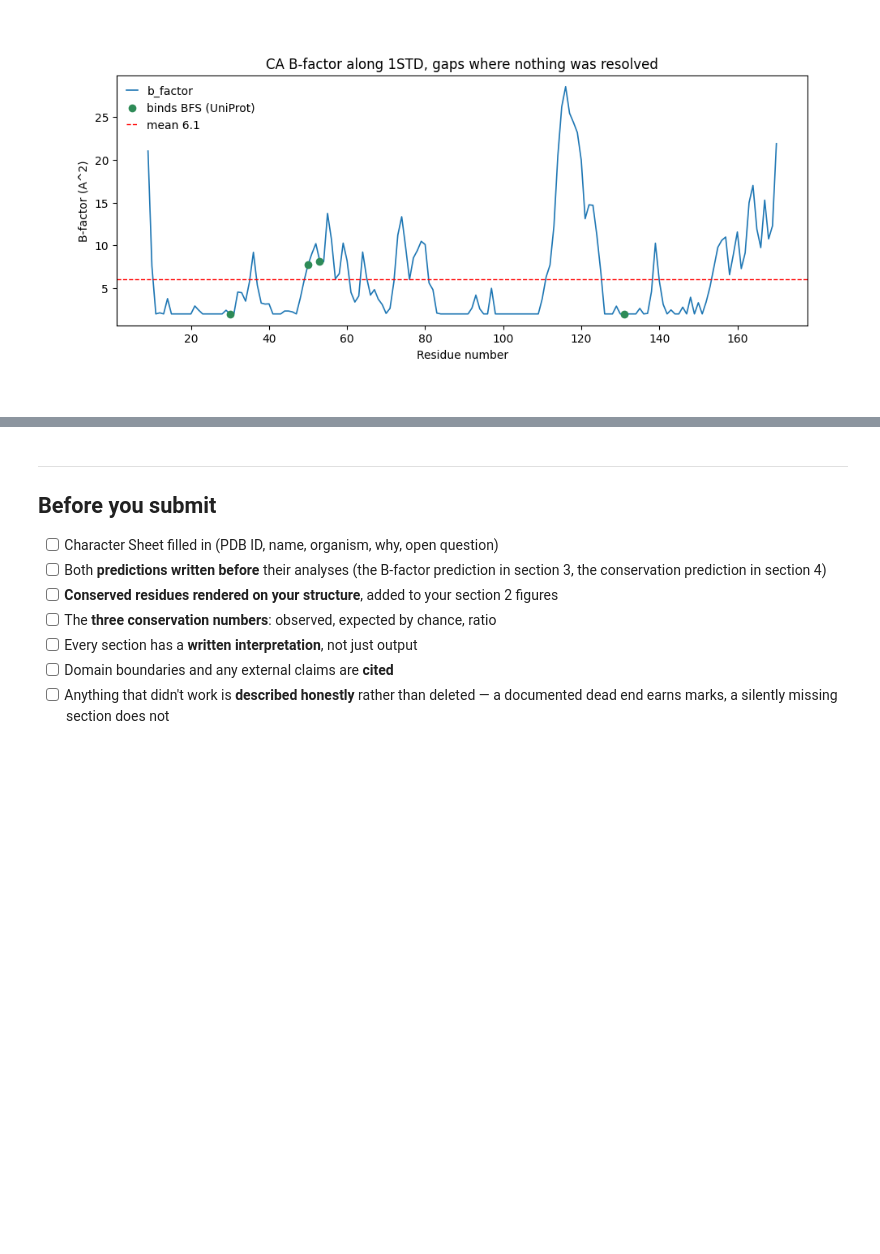
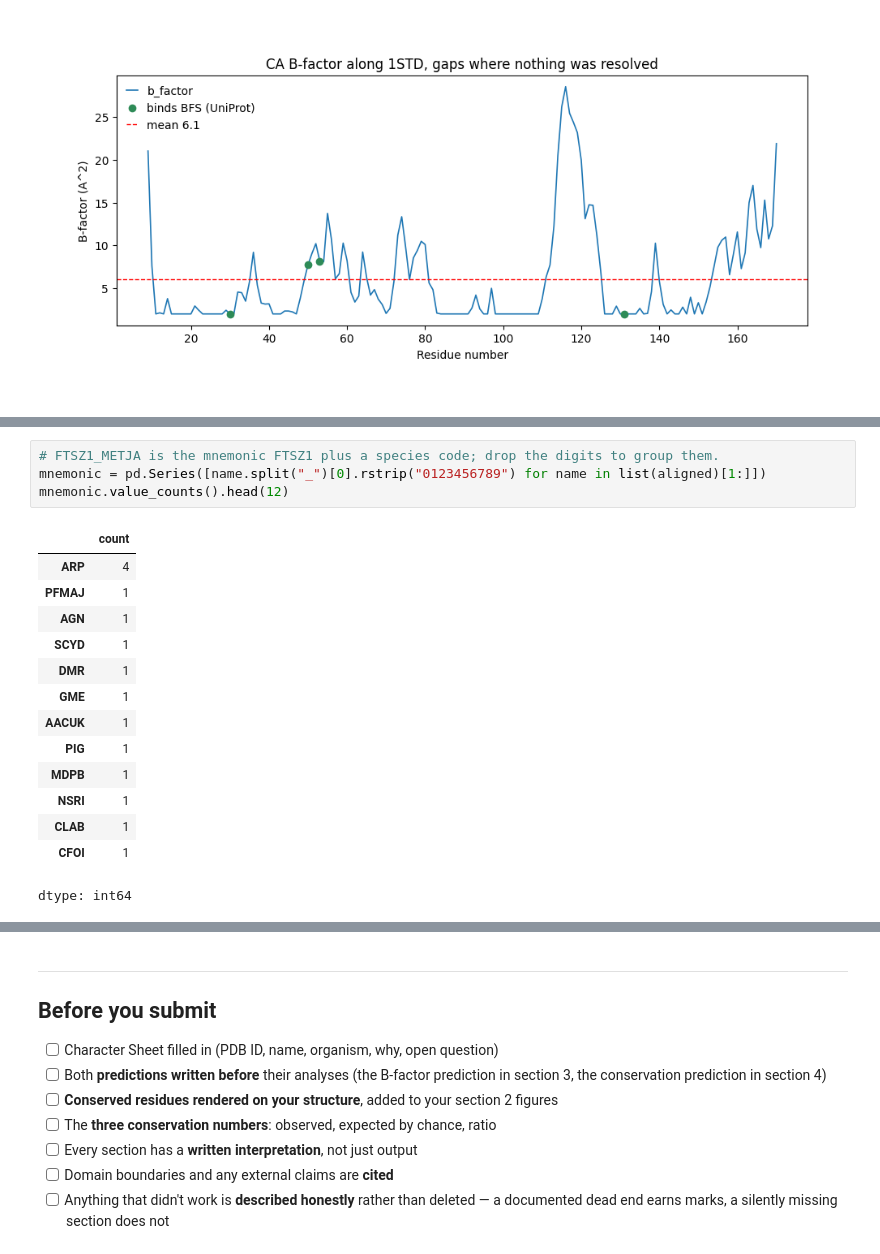
Before and after one commit to einleutchen/Assignment_SPW, a Jupyter notebook: ex01/ex01_workbook.ipynb, the cells around one changed output, grey strips where cells are left out. Cells and saved outputs as stored; diff of their text form; blank space fills up the shorter version.

```diff
--- a/ex01/ex01_workbook.ipynb
+++ b/ex01/ex01_workbook.ipynb
@@ -620,0 +741,19 @@ accordingly.
+# %%
+# FTSZ1_METJA is the mnemonic FTSZ1 plus a species code; drop the digits to group them.
+mnemonic = pd.Series([name.split("_")[0].rstrip("0123456789") for name in list(aligned)[1:]])
+mnemonic.value_counts().head(12)
+# %% [output]
+|  | count |
+| ARP | 4 |
+| PFMAJ | 1 |
+| AGN | 1 |
+| SCYD | 1 |
+| DMR | 1 |
+| GME | 1 |
+| AACUK | 1 |
+| PIG | 1 |
+| MDPB | 1 |
+| NSRI | 1 |
+| CLAB | 1 |
+| CFOI | 1 |
+dtype: int64
```
Also changed, not shown: parts of 12 cells of this notebook.
